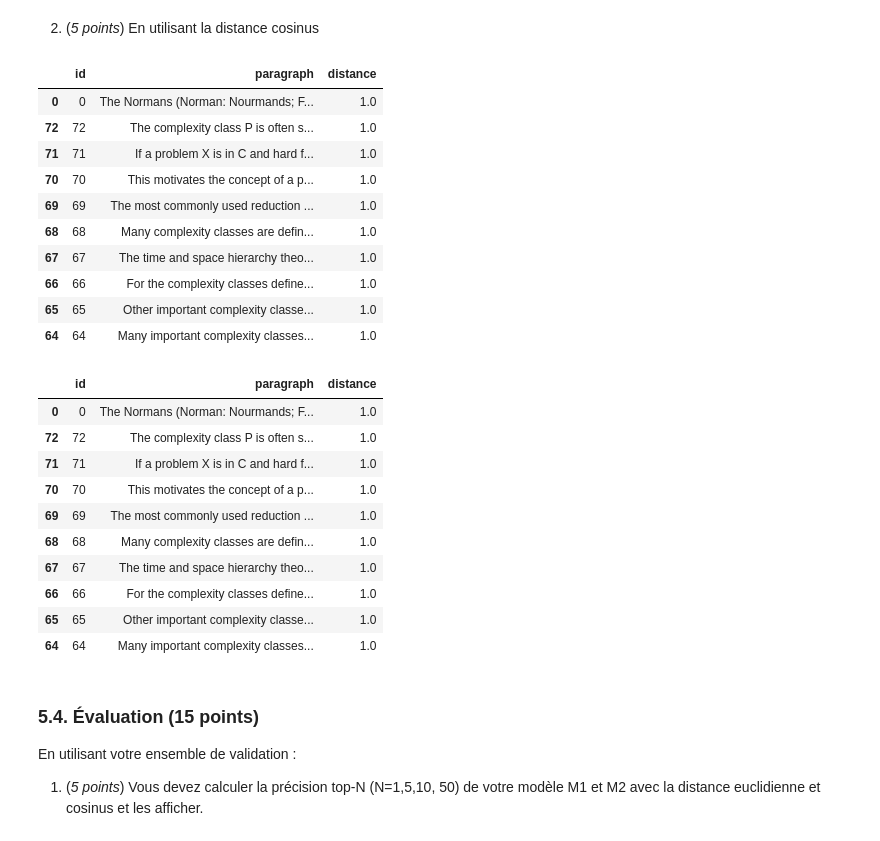
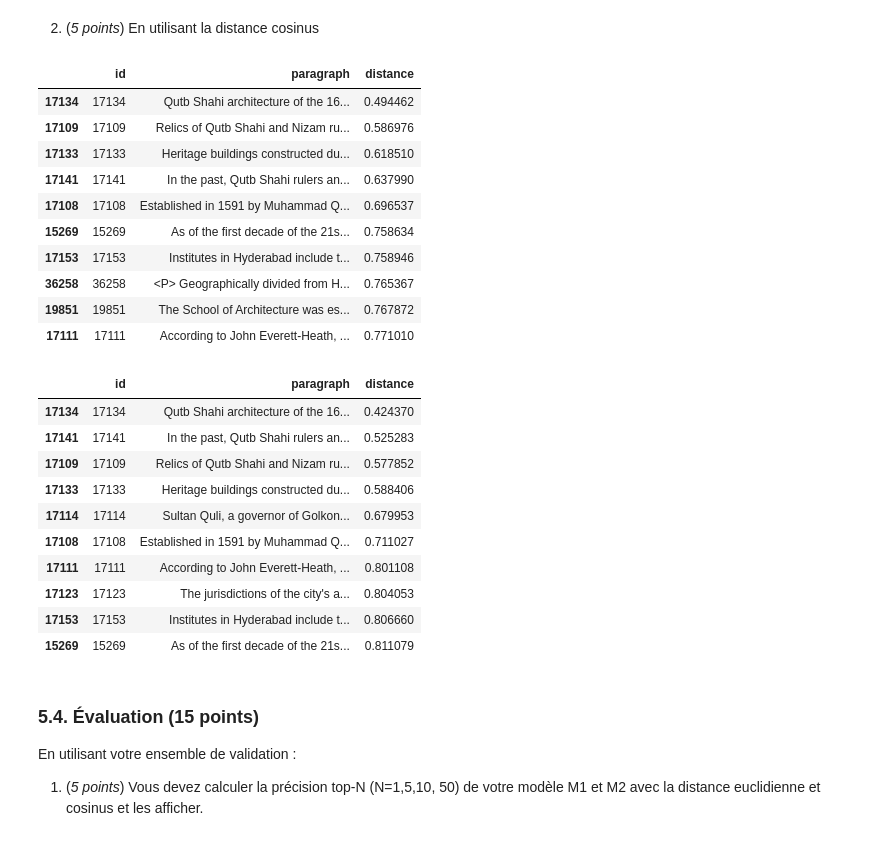
Before and after one commit to nabil-dbz/INF8460, a Jupyter notebook: TP1/inf8460_A21_TP1.ipynb, the cells around one changed output. Saved outputs shown, nothing was run; the diff lists cells and outputs as text; code cells hidden in the pictures.

```diff
--- a/TP1/inf8460_A21_TP1.ipynb
+++ b/TP1/inf8460_A21_TP1.ipynb
@@ -45,7 +45,7 @@ Ci-dessous définir la constante _PATH_ qui doit être utilisée par votre code
 PATH = "data/"
 # %%
 #Taille du vocabulaire
-N = 3000
+N = 100000
 # %%
 import pandas
 import nltk
@@ -225,9 +226,10 @@ lemmatokenizer = LemmaTokenizer()
 index_to_cut = None
 # %%
 # Pré-traitement du corpus, des questions d'entrainement et de l'ensemble de validation
-#processed_corpus = preprocessing(data_corpus[0:index_to_cut], "paragraph")
-#processed_questions = preprocessing(data_questions[0:index_to_cut], "question")
-#processed_validation = preprocessing(data_validation_reduced, "question")
+processed_corpus = preprocessing(data_corpus, "paragraph")
+processed_questions = preprocessing(data_questions, "question")
+processed_validation = preprocessing(data_validation_reduced, "question")
+processed_test = preprocessing(data_test_reduced, "question")
 # %%
 def tf_idf(processed_questions, processed_corpus, N, n_grams) :
     #A partir des dataframes pré-traités de questions et de paragraphes, d'une taille de vocabulaire N et
@@ -249,4 +251,4 @@ def new_tfidf(data_questions, data_corpus, N, n_grams) :
     return tfidf_corpus, vectorizer
 # %%
 # Exemple pour le premier modèle avec affichage du vocabulaire
-tfidf_M1, vectorizer_M1 = new_tfidf(data_questions, data_corpus, N, (1,1))
+tfidf_M1, vectorizer_M1 = tf_idf(processed_questions, processed_corpus, N, (1,1))
@@ -275,7 +285,7 @@ def process_question(question, vectorizer) :
     return vectorizer.transform(preprocessed_question)
 # %%
 #Un exemple d'application pour le premier modèle
-tfidf_question_M1 = process_question("Which section of the Rhine is most factories found?", vectorizer_M1)
+tfidf_question_M1 = process_question("What is the oldest piece of Qutb Shahi architecture in Hyderabad?", vectorizer_M1)
 # %%
 tfidf_question_M1
 # %% [output]
@@ -334,34 +344,34 @@ question_answer(tfidf_question_M2, tfidf_M2, data_corpus[0:index_to_cut], euclid
 2. (_5 points_) En utilisant la distance cosinus
 # %%
 #Exemple de réponses pour le premier modèle et la distance cosinus
-question_answer(tfidf_question_M1, tfidf_M1, data_corpus[0:index_to_cut], cosine_distances, top_N)
+question_answer(tfidf_question_M1, tfidf_M1, data_corpus, cosine_distances, top_N)
 # %% [output]
 |  | id | paragraph | distance |
-| 0 | 0 | The Normans (Norman: Nourmands; F... | 1.0 |
-| 72 | 72 | The complexity class P is often s... | 1.0 |
-| 71 | 71 | If a problem X is in C and hard f... | 1.0 |
-| 70 | 70 | This motivates the concept of a p... | 1.0 |
-| 69 | 69 | The most commonly used reduction ... | 1.0 |
-| 68 | 68 | Many complexity classes are defin... | 1.0 |
-| 67 | 67 | The time and space hierarchy theo... | 1.0 |
-| 66 | 66 | For the complexity classes define... | 1.0 |
-| 65 | 65 | Other important complexity classe... | 1.0 |
-| 64 | 64 | Many important complexity classes... | 1.0 |
+| 17134 | 17134 | Qutb Shahi architecture of the 16... | 0.494462 |
+| 17109 | 17109 | Relics of Qutb Shahi and Nizam ru... | 0.586976 |
+| 17133 | 17133 | Heritage buildings constructed du... | 0.618510 |
+| 17141 | 17141 | In the past, Qutb Shahi rulers an... | 0.637990 |
+| 17108 | 17108 | Established in 1591 by Muhammad Q... | 0.696537 |
+| 15269 | 15269 | As of the first decade of the 21s... | 0.758634 |
+| 17153 | 17153 | Institutes in Hyderabad include t... | 0.758946 |
+| 36258 | 36258 | <P> Geographically divided from H... | 0.765367 |
+| 19851 | 19851 | The School of Architecture was es... | 0.767872 |
+| 17111 | 17111 | According to John Everett-Heath, ... | 0.771010 |
 # %%
 #Exemple de réponses pour le second modèle et la distance cosinus
-question_answer(tfidf_question_M2, tfidf_M2, data_corpus[0:index_to_cut], cosine_distances, top_N)
+question_answer(tfidf_question_M2, tfidf_M2, data_corpus, cosine_distances, top_N)
 # %% [output]
 |  | id | paragraph | distance |
-| 0 | 0 | The Normans (Norman: Nourmands; F... | 1.0 |
-| 72 | 72 | The complexity class P is often s... | 1.0 |
-| 71 | 71 | If a problem X is in C and hard f... | 1.0 |
-| 70 | 70 | This motivates the concept of a p... | 1.0 |
-| 69 | 69 | The most commonly used reduction ... | 1.0 |
-| 68 | 68 | Many complexity classes are defin... | 1.0 |
-| 67 | 67 | The time and space hierarchy theo... | 1.0 |
-| 66 | 66 | For the complexity classes define... | 1.0 |
-| 65 | 65 | Other important complexity classe... | 1.0 |
-| 64 | 64 | Many important complexity classes... | 1.0 |
+| 17134 | 17134 | Qutb Shahi architecture of the 16... | 0.424370 |
+| 17141 | 17141 | In the past, Qutb Shahi rulers an... | 0.525283 |
+| 17109 | 17109 | Relics of Qutb Shahi and Nizam ru... | 0.577852 |
+| 17133 | 17133 | Heritage buildings constructed du... | 0.588406 |
+| 17114 | 17114 | Sultan Quli, a governor of Golkon... | 0.679953 |
+| 17108 | 17108 | Established in 1591 by Muhammad Q... | 0.711027 |
+| 17111 | 17111 | According to John Everett-Heath, ... | 0.801108 |
+| 17123 | 17123 | The jurisdictions of the city's a... | 0.804053 |
+| 17153 | 17153 | Institutes in Hyderabad include t... | 0.806660 |
+| 15269 | 15269 | As of the first decade of the 21s... | 0.811079 |
 # %% [markdown]
 ### 5.4. Évaluation (15 points)
 En utilisant votre ensemble de validation : <br>
```
Also changed, not shown: parts of 21 cells of this notebook, 4 other files.
